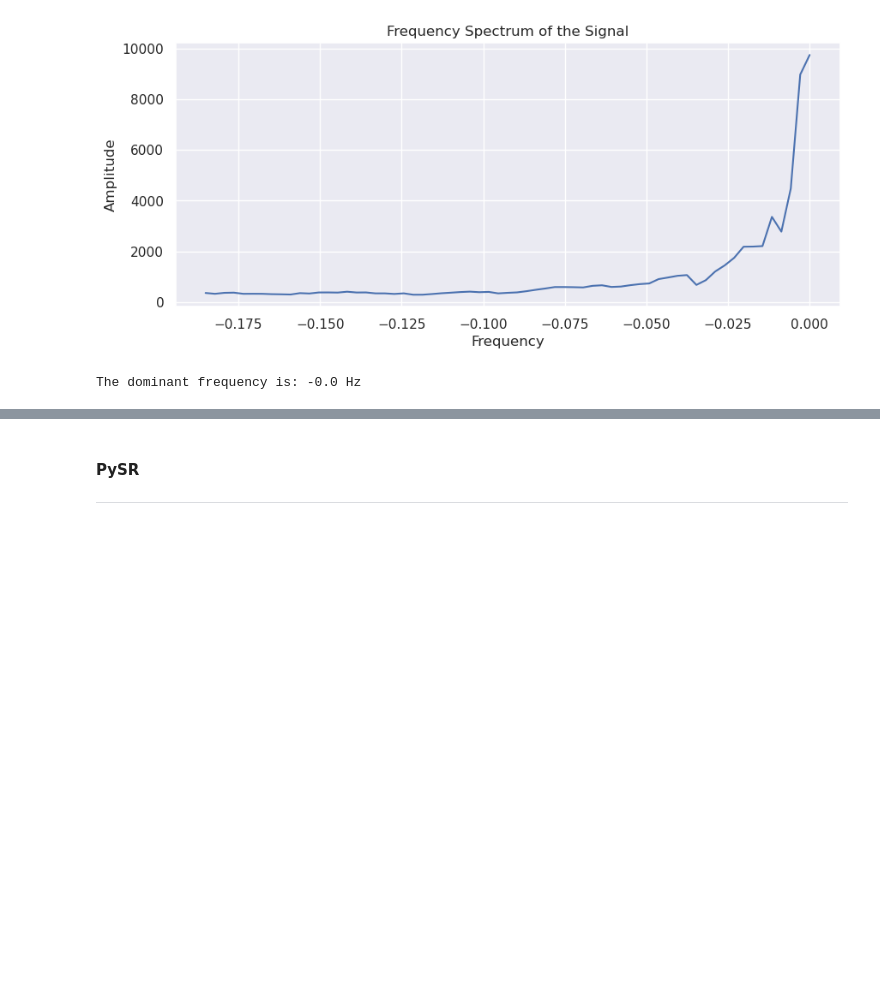
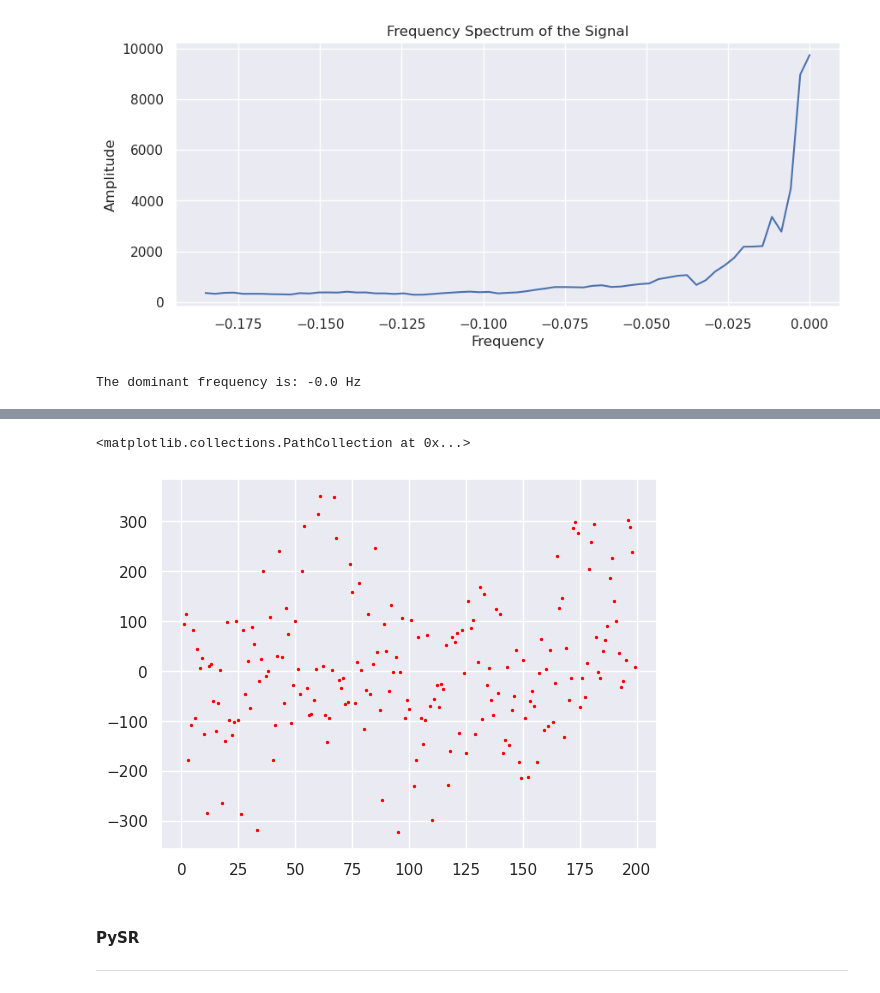
Before and after one commit to strifinopoulos/NuCLR_interp, a Jupyter notebook: interp_fitting.ipynb, the cells around one changed output, grey strips where cells are left out. Cells and saved outputs as stored; diff of their text form; code cells hidden in the pictures; blank space fills up the shorter version.

```diff
--- a/interp_fitting.ipynb
+++ b/interp_fitting.ipynb
@@ -289,3 +364,12 @@ The dominant frequency is: -0.0 Hz
+# %%
+# Checking how the function looks in a bigger domain.
+
+Xfit_test = np.arange(1,200)
+fit_y_test = fourier_series(Xfit_test, *params)
+plt.scatter(Xfit_test, fit_y_test, label='Fourier Fit', color='red', s=2)
+# %% [output]
+<matplotlib.collections.PathCollection at 0x...>
+[figure, added]
 # %% [markdown]
 #### PySR
 ---
```
Also changed, not shown: parts of 14 cells of this notebook, 6 other files.
